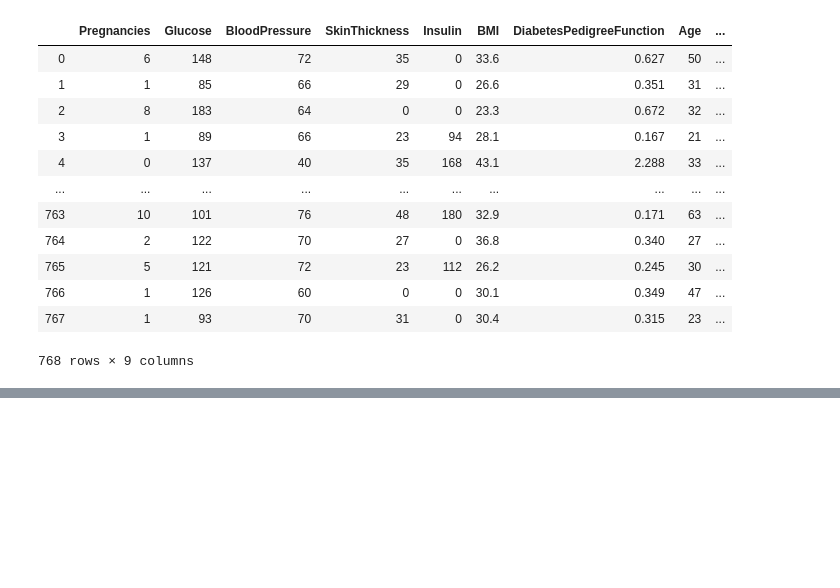
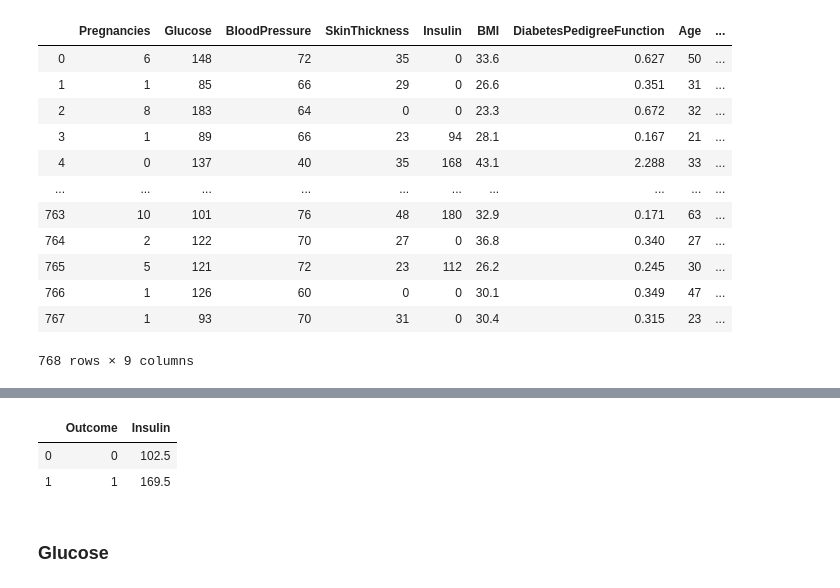
Before and after one commit to Hotlynn2/festman, a Jupyter notebook: Intro to DS.ipynb, the cells around one changed output, grey strips where cells are left out. Drawn from its saved outputs; the diff is of its cells as text; code cells hidden in the pictures; blank space fills up the shorter version.

```diff
--- a/Intro to DS.ipynb
+++ b/Intro to DS.ipynb
@@ -5,5 +21,5 @@ import matplotlib.pyplot as plt
 # %%
-data = pd.read_csv('.\data\diabetes_new.csv')
+data = pd.read_csv('.\data\diabetes.csv')
 data
 # %% [output]
 |  | Pregnancies | Glucose | BloodPressure | SkinThickness | Insulin | BMI | DiabetesPedigreeFunction | Age | ... |
@@ -21,0 +138,3 @@ data
+# %%
+data[['Glucose','BloodPressure','SkinThickness','Insulin','BMI']] = data[
+    ['Glucose','BloodPressure','SkinThickness','Insulin','BMI']].replace(0,np.NaN)
@@ -21,0 +163,5 @@ data
+# %%
+def median_target(var):
+    temp = data[data[var].notnull()]
+    temp = temp[[var, 'Outcome']].groupby(['Outcome'])[[var]].median().reset_index()
+    return temp
@@ -21,0 +189,6 @@ data
+# %%
+median_target('Insulin')
+# %% [output]
+|  | Outcome | Insulin |
+| 0 | 0 | 102.5 |
+| 1 | 1 | 169.5 |
@@ -21,0 +198,2 @@ data
+# %% [markdown]
+### Glucose
```
Also changed, not shown: parts of 48 cells of this notebook.
